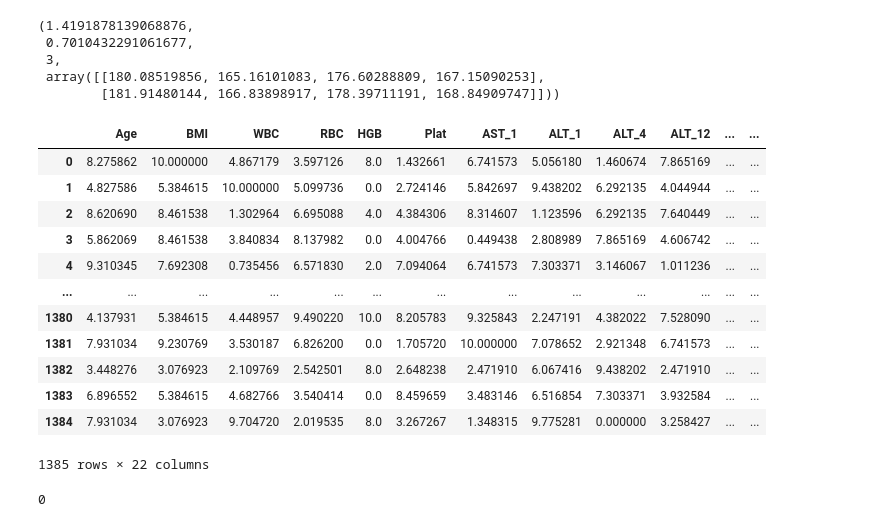
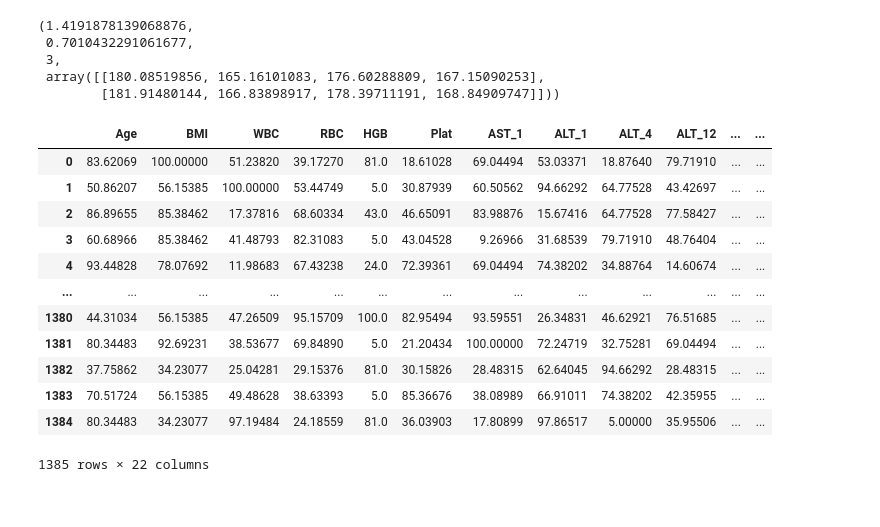
Before and after one commit to hieuvu99/3040_project, a Jupyter notebook: Project/Project_.ipynb, the cells around one changed output. Cells and saved outputs as stored; diff of their text form; code cells hidden in the pictures.

```diff
--- a/Project/Project_.ipynb
+++ b/Project/Project_.ipynb
@@ -549,23 +549,19 @@ data_new = df.round(4)
-# %%
-df
-# %% [output]
-|  | Age | BMI | WBC | RBC | HGB | Plat | AST_1 | ALT_1 | ALT_4 | ALT_12 | ... | ... |
-| 0 | 8.275862 | 10.000000 | 4.867179 | 3.597126 | 8.0 | 1.432661 | 6.741573 | 5.056180 | 1.460674 | 7.865169 | ... | ... |
-| 1 | 4.827586 | 5.384615 | 10.000000 | 5.099736 | 0.0 | 2.724146 | 5.842697 | 9.438202 | 6.292135 | 4.044944 | ... | ... |
-| 2 | 8.620690 | 8.461538 | 1.302964 | 6.695088 | 4.0 | 4.384306 | 8.314607 | 1.123596 | 6.292135 | 7.640449 | ... | ... |
-| 3 | 5.862069 | 8.461538 | 3.840834 | 8.137982 | 0.0 | 4.004766 | 0.449438 | 2.808989 | 7.865169 | 4.606742 | ... | ... |
-| 4 | 9.310345 | 7.692308 | 0.735456 | 6.571830 | 2.0 | 7.094064 | 6.741573 | 7.303371 | 3.146067 | 1.011236 | ... | ... |
-| ... | ... | ... | ... | ... | ... | ... | ... | ... | ... | ... | ... | ... |
-| 1380 | 4.137931 | 5.384615 | 4.448957 | 9.490220 | 10.0 | 8.205783 | 9.325843 | 2.247191 | 4.382022 | 7.528090 | ... | ... |
-| 1381 | 7.931034 | 9.230769 | 3.530187 | 6.826200 | 0.0 | 1.705720 | 10.000000 | 7.078652 | 2.921348 | 6.741573 | ... | ... |
-| 1382 | 3.448276 | 3.076923 | 2.109769 | 2.542501 | 8.0 | 2.648238 | 2.471910 | 6.067416 | 9.438202 | 2.471910 | ... | ... |
-| 1383 | 6.896552 | 5.384615 | 4.682766 | 3.540414 | 0.0 | 8.459659 | 3.483146 | 6.516854 | 7.303371 | 3.932584 | ... | ... |
-| 1384 | 7.931034 | 3.076923 | 9.704720 | 2.019535 | 8.0 | 3.267267 | 1.348315 | 9.775281 | 0.000000 | 3.258427 | ... | ... |
-1385 rows × 22 columns
-# %%
-df.isnull().sum().sum()
-# %% [output]
-0
+# %%
+data_new
+# %% [output]
+|  | Age | BMI | WBC | RBC | HGB | Plat | AST_1 | ALT_1 | ALT_4 | ALT_12 | ... | ... |
+| 0 | 83.62069 | 100.00000 | 51.23820 | 39.17270 | 81.0 | 18.61028 | 69.04494 | 53.03371 | 18.87640 | 79.71910 | ... | ... |
+| 1 | 50.86207 | 56.15385 | 100.00000 | 53.44749 | 5.0 | 30.87939 | 60.50562 | 94.66292 | 64.77528 | 43.42697 | ... | ... |
+| 2 | 86.89655 | 85.38462 | 17.37816 | 68.60334 | 43.0 | 46.65091 | 83.98876 | 15.67416 | 64.77528 | 77.58427 | ... | ... |
+| 3 | 60.68966 | 85.38462 | 41.48793 | 82.31083 | 5.0 | 43.04528 | 9.26966 | 31.68539 | 79.71910 | 48.76404 | ... | ... |
+| 4 | 93.44828 | 78.07692 | 11.98683 | 67.43238 | 24.0 | 72.39361 | 69.04494 | 74.38202 | 34.88764 | 14.60674 | ... | ... |
+| ... | ... | ... | ... | ... | ... | ... | ... | ... | ... | ... | ... | ... |
+| 1380 | 44.31034 | 56.15385 | 47.26509 | 95.15709 | 100.0 | 82.95494 | 93.59551 | 26.34831 | 46.62921 | 76.51685 | ... | ... |
+| 1381 | 80.34483 | 92.69231 | 38.53677 | 69.84890 | 5.0 | 21.20434 | 100.00000 | 72.24719 | 32.75281 | 69.04494 | ... | ... |
+| 1382 | 37.75862 | 34.23077 | 25.04281 | 29.15376 | 81.0 | 30.15826 | 28.48315 | 62.64045 | 94.66292 | 28.48315 | ... | ... |
+| 1383 | 70.51724 | 56.15385 | 49.48628 | 38.63393 | 5.0 | 85.36676 | 38.08989 | 66.91011 | 74.38202 | 42.35955 | ... | ... |
+| 1384 | 80.34483 | 34.23077 | 97.19484 | 24.18559 | 81.0 | 36.03903 | 17.80899 | 97.86517 | 5.00000 | 35.95506 | ... | ... |
+1385 rows × 22 columns
 # %%
 
 import statsmodels.formula.api as smf
```
Also changed, not shown: parts of 11 cells of this notebook.
